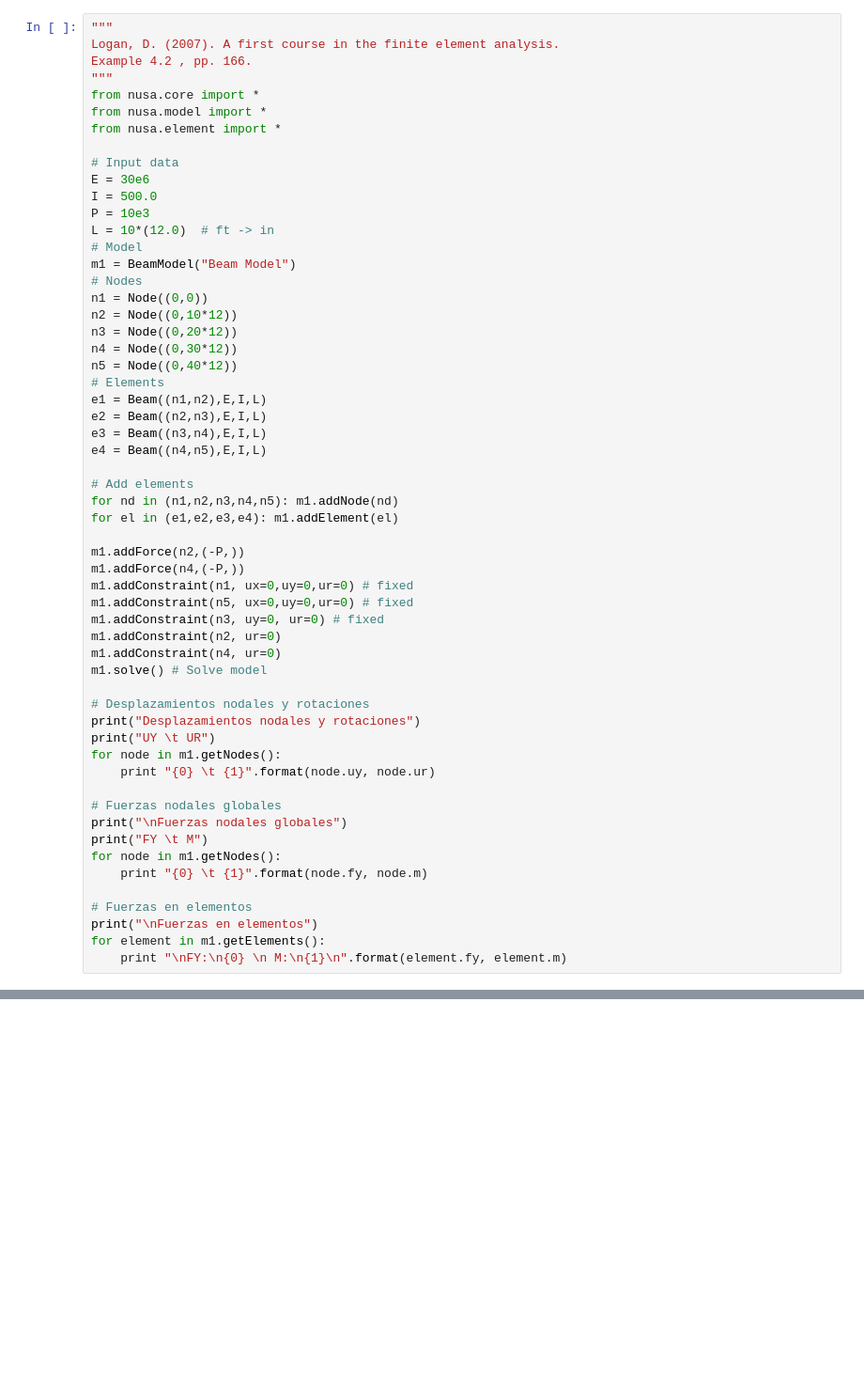
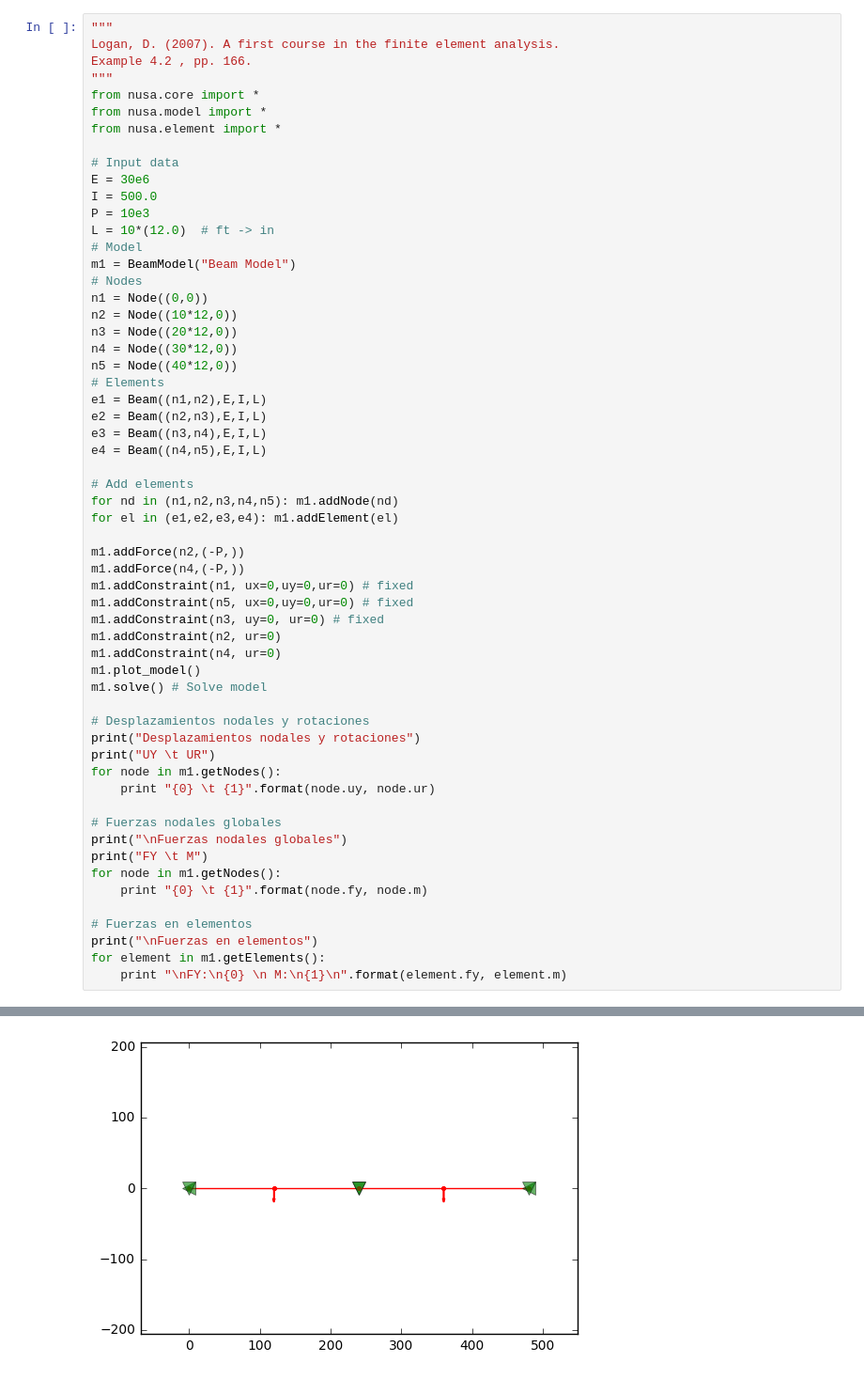
Before and after one commit to JorgeDeLosSantos/nusa, a Jupyter notebook: docs/nusa-info/es/beam-element.ipynb, the cells around one changed output, grey strips where cells are left out. Shown at 94% size. Saved outputs shown, nothing was run; the diff lists cells and outputs as text; blank space fills up the shorter version.

```diff
--- a/docs/nusa-info/es/beam-element.ipynb
+++ b/docs/nusa-info/es/beam-element.ipynb
@@ -42,10 +96,10 @@ L = 10*(12.0)  # ft -> in
 m1 = BeamModel("Beam Model")
 # Nodes
 n1 = Node((0,0))
-n2 = Node((0,10*12))
-n3 = Node((0,20*12))
-n4 = Node((0,30*12))
-n5 = Node((0,40*12))
+n2 = Node((10*12,0))
+n3 = Node((20*12,0))
+n4 = Node((30*12,0))
+n5 = Node((40*12,0))
 # Elements
 e1 = Beam((n1,n2),E,I,L)
 e2 = Beam((n2,n3),E,I,L)
@@ -63,6 +117,7 @@ m1.addConstraint(n5, ux=0,uy=0,ur=0) # fixed
 m1.addConstraint(n3, uy=0, ur=0) # fixed
 m1.addConstraint(n2, ur=0)
 m1.addConstraint(n4, ur=0)
+m1.plot_model()
 m1.solve() # Solve model
 
 # Desplazamientos nodales y rotaciones
@@ -72,30 +127,31 @@ for node in m1.getNodes():
     print "{0} \t {1}".format(node.uy, node.ur)
 
 # Fuerzas nodales globales
 print("\nFuerzas nodales globales")
 print("FY \t M")
 for node in m1.getNodes():
     print "{0} \t {1}".format(node.fy, node.m)
 
 # Fuerzas en elementos
 print("\nFuerzas en elementos")
 for element in m1.getElements():
     print "\nFY:\n{0} \n M:\n{1}\n".format(element.fy, element.m)
 # %% [output]
 Desplazamientos nodales y rotaciones
 UY       UR
 0        0
 -0.048   2.72848410532e-20
 0        -1.09139364213e-19
 -0.048   2.72848410532e-20
 0        0
 
 Fuerzas nodales globales
 FY       M
 5000.0   300000.0
 -10000.0         0.0
 ... (32 lines left out)
  [ 5000.]]
  M:
 [[-300000.]
  [-300000.]]
+[figure, added]
```
Also changed, not shown: parts of 6 cells of this notebook, 10 other files.
